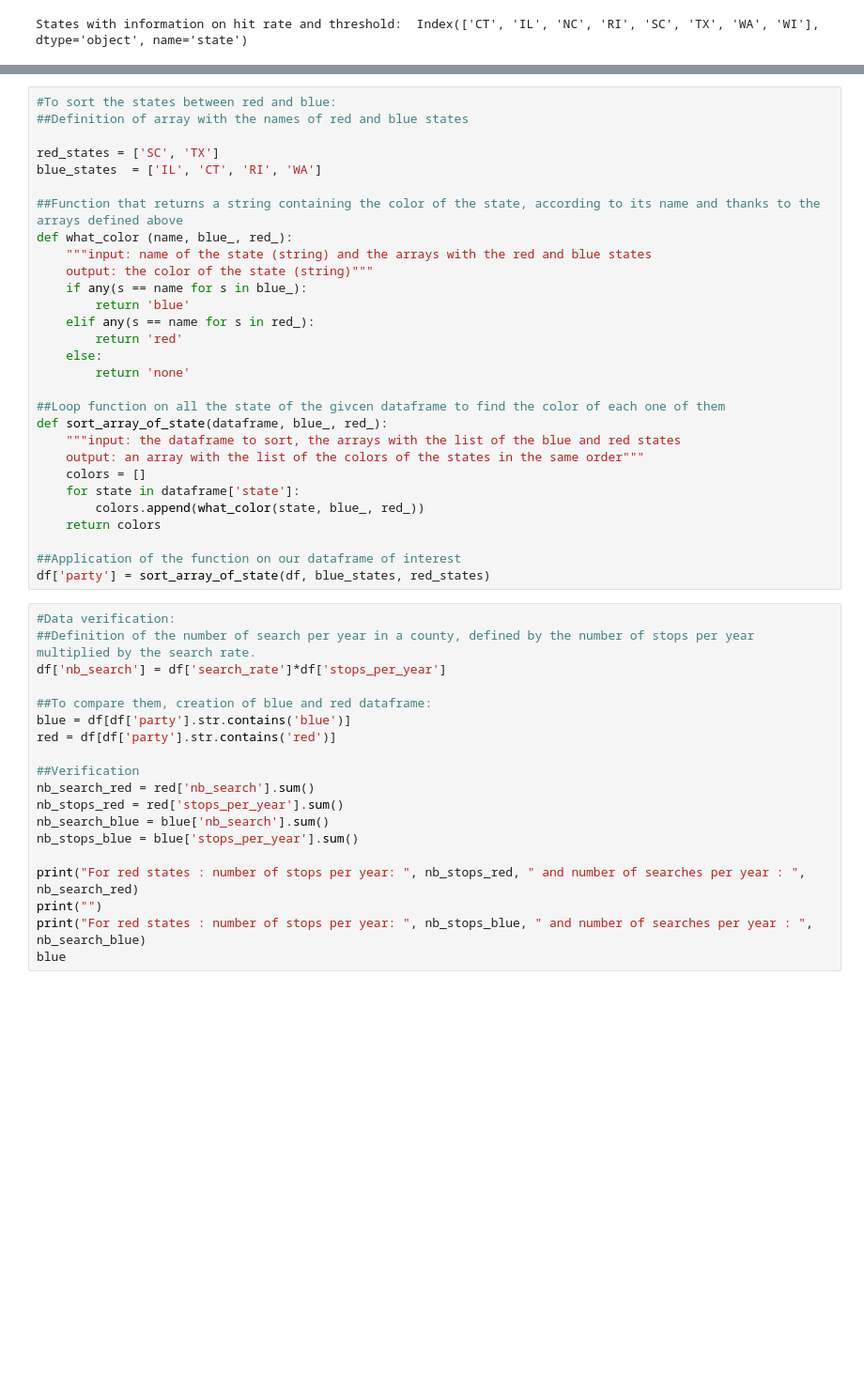
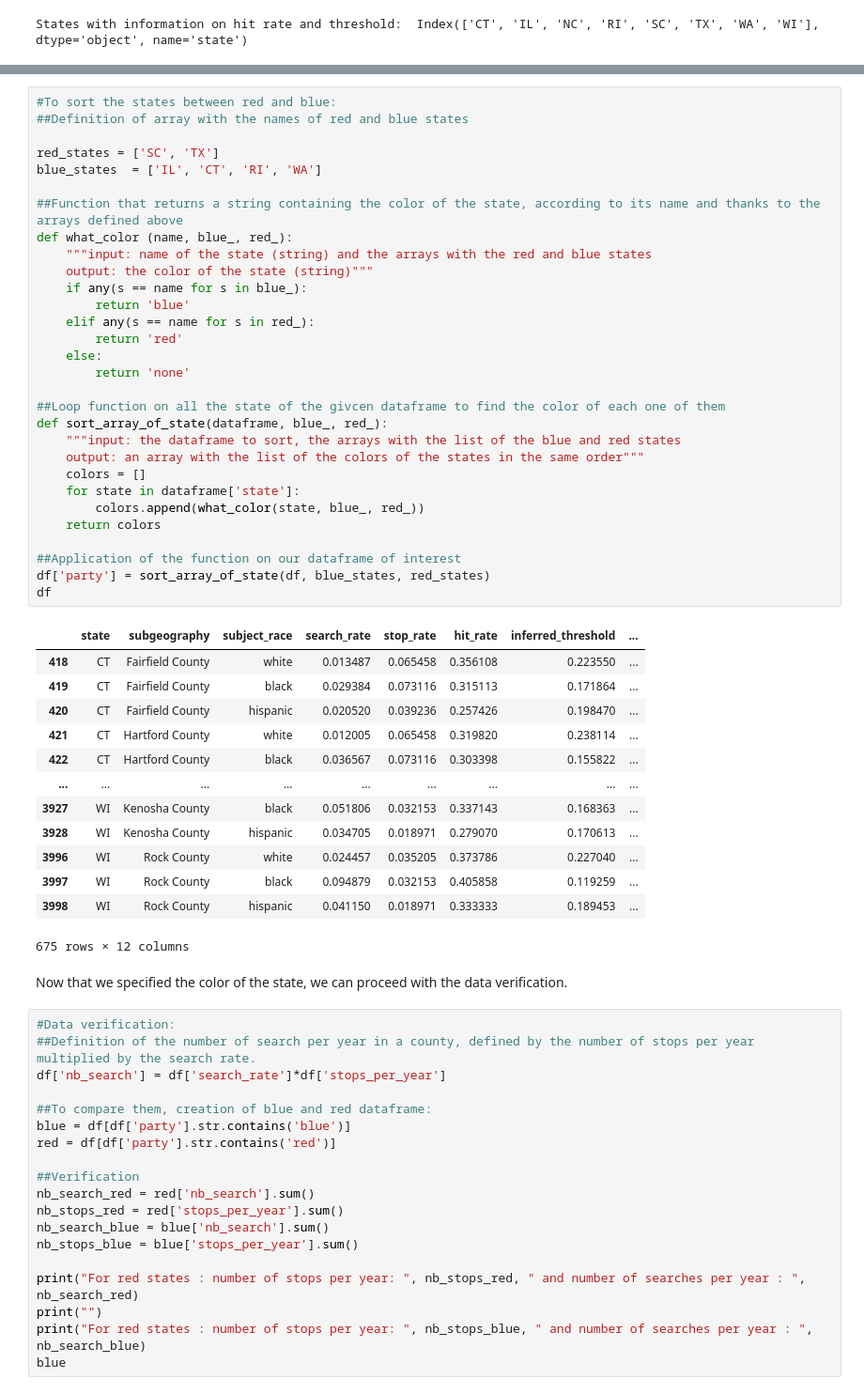
Before and after one commit to epfl-ada/ada-2020-project-milestone-p3-p3_halouma, a Jupyter notebook: extension.ipynb, the cells around one changed output, grey strips where cells are left out. Shown: that part at 94% size. Saved outputs shown, nothing was run; the diff lists cells and outputs as text; blank space fills up the shorter version.

```diff
--- a/extension.ipynb
+++ b/extension.ipynb
@@ -59,32 +66,49 @@ This will be done after sorting states and counties into the blue and red ones.
 # %%
 #To sort the states between red and blue:
 ##Definition of array with the names of red and blue states
 
 red_states = ['SC', 'TX']
 blue_states  = ['IL', 'CT', 'RI', 'WA']
 
 ##Function that returns a string containing the color of the state, according to its name and thanks to the arrays defined above
 def what_color (name, blue_, red_):
     """input: name of the state (string) and the arrays with the red and blue states
     output: the color of the state (string)"""
     if any(s == name for s in blue_):
         return 'blue'
     elif any(s == name for s in red_):
         return 'red'
     else:
         return 'none'
 
 ##Loop function on all the state of the givcen dataframe to find the color of each one of them
 def sort_array_of_state(dataframe, blue_, red_):
     """input: the dataframe to sort, the arrays with the list of the blue and red states
     output: an array with the list of the colors of the states in the same order"""
     colors = []
     for state in dataframe['state']:
         colors.append(what_color(state, blue_, red_))
     return colors
 
 ##Application of the function on our dataframe of interest
 df['party'] = sort_array_of_state(df, blue_states, red_states)
+df
+# %% [output]
+|  | state | subgeography | subject_race | search_rate | stop_rate | hit_rate | inferred_threshold | ... |
+| 418 | CT | Fairfield County | white | 0.013487 | 0.065458 | 0.356108 | 0.223550 | ... |
+| 419 | CT | Fairfield County | black | 0.029384 | 0.073116 | 0.315113 | 0.171864 | ... |
+| 420 | CT | Fairfield County | hispanic | 0.020520 | 0.039236 | 0.257426 | 0.198470 | ... |
+| 421 | CT | Hartford County | white | 0.012005 | 0.065458 | 0.319820 | 0.238114 | ... |
+| 422 | CT | Hartford County | black | 0.036567 | 0.073116 | 0.303398 | 0.155822 | ... |
+| ... | ... | ... | ... | ... | ... | ... | ... | ... |
+| 3927 | WI | Kenosha County | black | 0.051806 | 0.032153 | 0.337143 | 0.168363 | ... |
+| 3928 | WI | Kenosha County | hispanic | 0.034705 | 0.018971 | 0.279070 | 0.170613 | ... |
+| 3996 | WI | Rock County | white | 0.024457 | 0.035205 | 0.373786 | 0.227040 | ... |
+| 3997 | WI | Rock County | black | 0.094879 | 0.032153 | 0.405858 | 0.119259 | ... |
+| 3998 | WI | Rock County | hispanic | 0.041150 | 0.018971 | 0.333333 | 0.189453 | ... |
+675 rows × 12 columns
+# %% [markdown]
+Now that we specified the color of the state, we can proceed with the data verification.
 # %%
 #Data verification:
 ##Definition of the number of search per year in a county, defined by the number of stops per year multiplied by the search rate.
```
Also changed, not shown: parts of 15 cells of this notebook.
